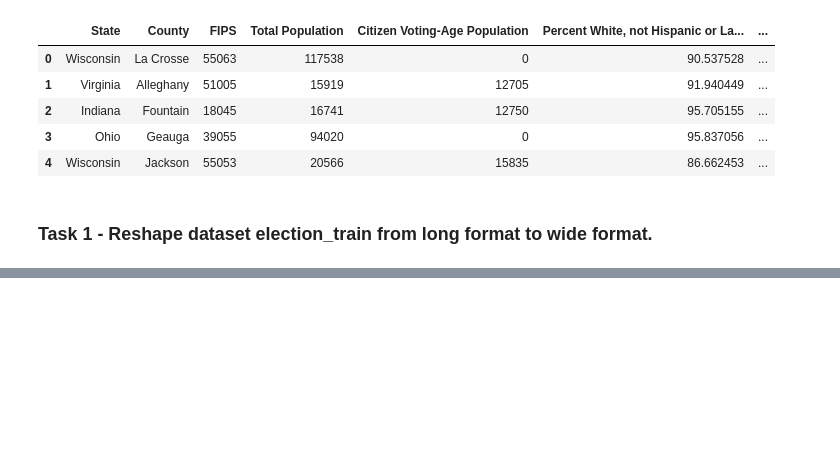
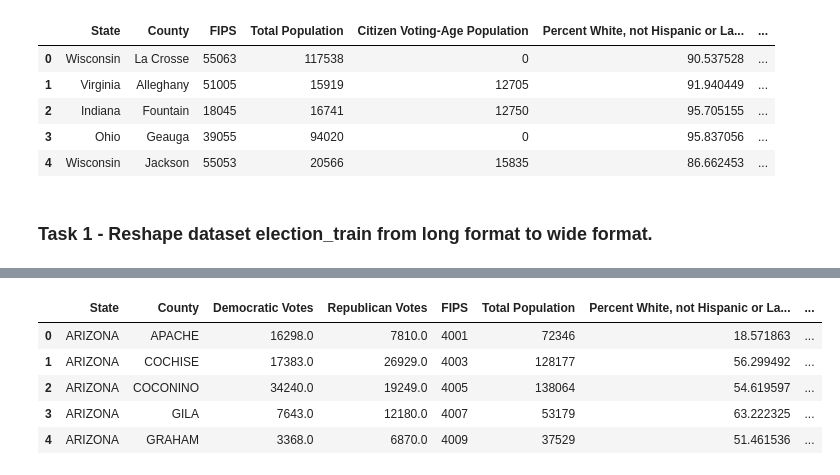
Before and after one commit to keshvi-srivastava/US-Election-Data-Exploration, a Jupyter notebook: Project 1 - US Election Data Exploration.ipynb, the cells around one changed output, grey strips where cells are left out. Cells and saved outputs as stored; diff of their text form; code cells hidden in the pictures; blank space fills up the shorter version.

```diff
--- a/Project 1 - US Election Data Exploration.ipynb
+++ b/Project 1 - US Election Data Exploration.ipynb
@@ -52,0 +201,11 @@ dtype: int64
+# %%
+#Removing the column 'Citizen Voting-Age Population' from the dataset
+merged_data = merged_data.drop(['Citizen Voting-Age Population'],axis=1)
+merged_data.head()
+# %% [output]
+|  | State | County | Democratic Votes | Republican Votes | FIPS | Total Population | Percent White, not Hispanic or La... | ... |
+| 0 | ARIZONA | APACHE | 16298.0 | 7810.0 | 4001 | 72346 | 18.571863 | ... |
+| 1 | ARIZONA | COCHISE | 17383.0 | 26929.0 | 4003 | 128177 | 56.299492 | ... |
+| 2 | ARIZONA | COCONINO | 34240.0 | 19249.0 | 4005 | 138064 | 54.619597 | ... |
+| 3 | ARIZONA | GILA | 7643.0 | 12180.0 | 4007 | 53179 | 63.222325 | ... |
+| 4 | ARIZONA | GRAHAM | 3368.0 | 6870.0 | 4009 | 37529 | 51.461536 | ... |
```
Also changed, not shown: parts of 13 cells of this notebook, 3 other files.
